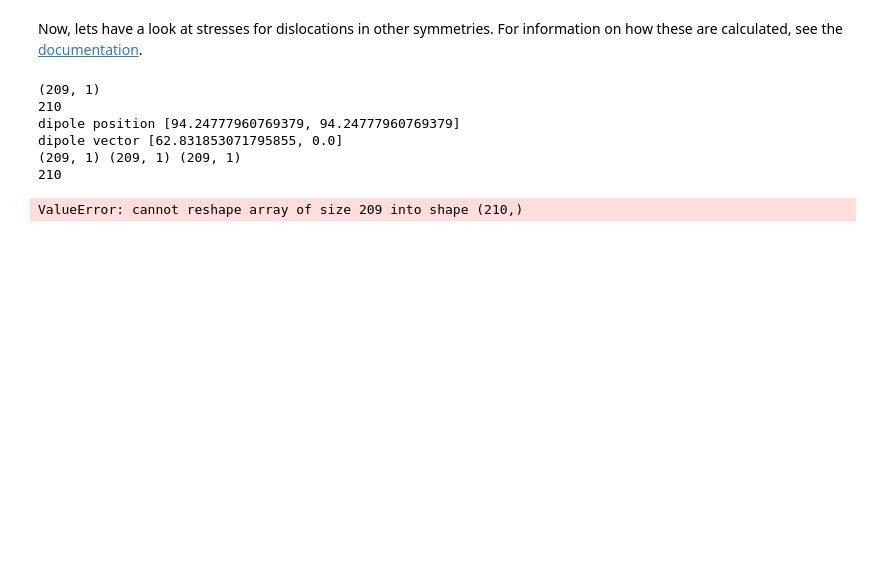
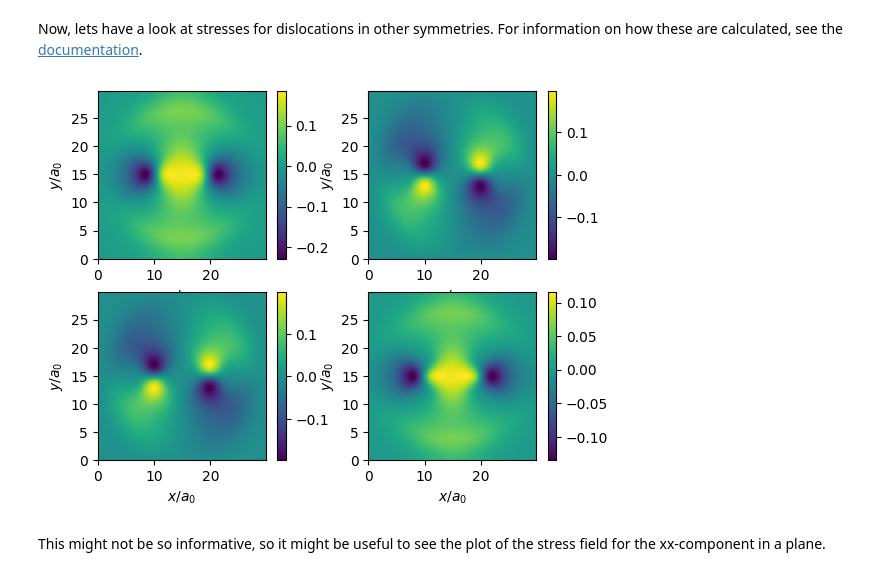
Before and after one commit to vidarsko/ComFiT, a Jupyter notebook: tutorial/phase_field_crystal_stresses_and_strains.ipynb, the cells around one changed output. Drawn from its saved outputs; the diff is of its cells as text; code cells hidden in the pictures; blank space fills up the shorter version.

Commit message:
Added stress calculation functions to PFC class

```diff
--- a/tutorial/phase_field_crystal_stresses_and_strains.ipynb
+++ b/tutorial/phase_field_crystal_stresses_and_strains.ipynb
@@ -57,20 +53,17 @@ Now, lets have a look at stresses for dislocations in other symmetries.
 For information on how these are calculated, see the [documentation](https://vidarsko.github.io/ComFiT/ClassPhaseFieldCrystal/#elasticity).
 # %%
 pfc = cf.PhaseFieldCrystal2DSquare(30, 30)
-print(pfc.x.shape)
-print(pfc.xRes)
 eta = pfc.calc_amplitudes_with_dislocation_dipole(dislocation_type=2)
 pfc.conf_PFC_from_amplitudes(eta)
 pfc.evolve_PFC(100)
 
+stress = pfc.calc_stress_tensor()
+
+fig = plt.figure()
+axs = fig.subplots(2,2)
+
 for i in range(2):
     for j in range(2):
         pfc.plot_field(pfc.get_sym(stress,i,j)/pfc.el_mu,ax=axs[i,j])
 # %% [output]
-(209, 1)
-210
-dipole position [94.24777960769379, 94.24777960769379]
-dipole vector [62.831853071795855, 0.0]
-(209, 1) (209, 1) (209, 1)
-210
-ValueError: cannot reshape array of size 209 into shape (210,)
+[figure, added]
@@ -76,0 +84,2 @@ ValueError: cannot reshape array of size 209 into shape (210,)
+# %% [markdown]
+This might not be so informative, so it might be useful to see the plot of the stress field for the xx-component in a plane.
```
Also changed, not shown: parts of 7 cells of this notebook, 3 other files.
